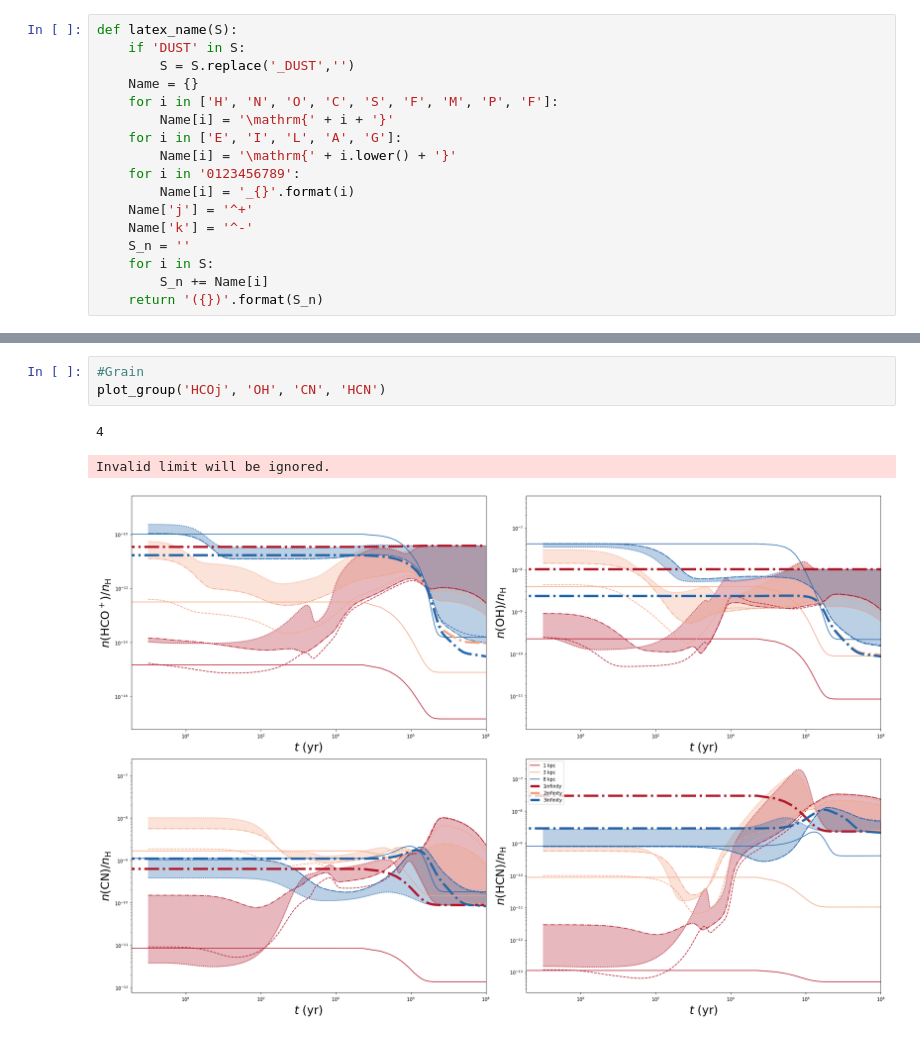
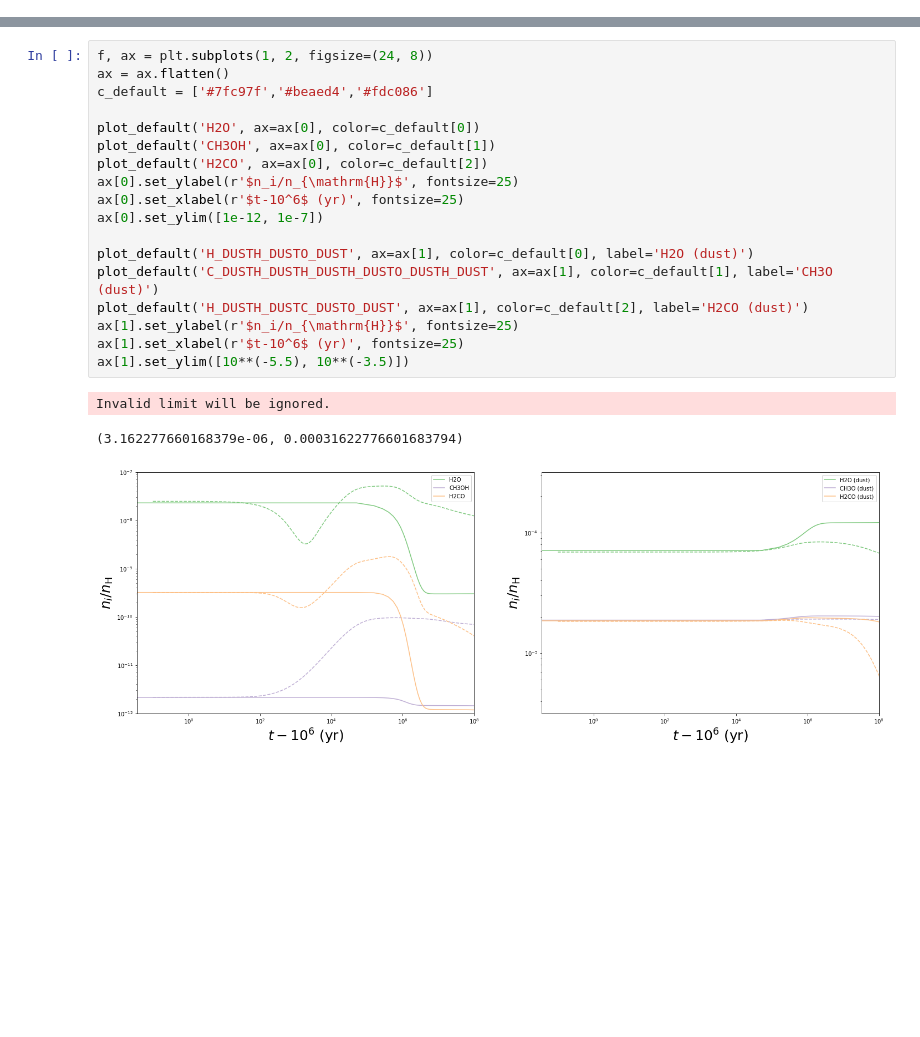
Before and after one commit to slowdivePTG/X-ray-chemistry, a Jupyter notebook: KROME/AGN_pc/AGN_plot.ipynb, the cells around one changed output, grey strips where cells are left out. Saved outputs shown, nothing was run; the diff lists cells and outputs as text; blank space fills up the shorter version.

Commit message:
New scripts for plotting

```diff
--- a/KROME/AGN_pc/AGN_plot.ipynb
+++ b/KROME/AGN_pc/AGN_plot.ipynb
@@ -101,17 +0,0 @@ def plot_group(*args):
-# %%
-def latex_name(S):
-    if 'DUST' in S:
-        S = S.replace('_DUST','')
-    Name = {}
-    for i in ['H', 'N', 'O', 'C', 'S', 'F', 'M', 'P', 'F']:
-        Name[i] = '\mathrm{' + i + '}'
-    for i in ['E', 'I', 'L', 'A', 'G']:
-        Name[i] = '\mathrm{' + i.lower() + '}'
-    for i in '0123456789':
-        Name[i] = '_{}'.format(i)
-    Name['j'] = '^+'
-    Name['k'] = '^-'
-    S_n = ''
-    for i in S:
-        S_n += Name[i]
-    return '({})'.format(S_n)
@@ -190,7 +157,22 @@ Invalid limit will be ignored.
-# %%
-#Grain
-plot_group('HCOj', 'OH', 'CN', 'HCN')
-# %% [output]
-4
-Invalid limit will be ignored.
-[figure, removed]
+# %%
+f, ax = plt.subplots(1, 2, figsize=(24, 8))
+ax = ax.flatten()
+c_default = ['#7fc97f','#beaed4','#fdc086']
+
+plot_default('H2O', ax=ax[0], color=c_default[0])
+plot_default('CH3OH', ax=ax[0], color=c_default[1])
+plot_default('H2CO', ax=ax[0], color=c_default[2])
+ax[0].set_ylabel(r'$n_i/n_{\mathrm{H}}$', fontsize=25)
+ax[0].set_xlabel(r'$t-10^6$ (yr)', fontsize=25)
+ax[0].set_ylim([1e-12, 1e-7])
+
+plot_default('H_DUSTH_DUSTO_DUST', ax=ax[1], color=c_default[0], label='H2O (dust)')
+plot_default('C_DUSTH_DUSTH_DUSTH_DUSTO_DUSTH_DUST', ax=ax[1], color=c_default[1], label='CH3O (dust)')
+plot_default('H_DUSTH_DUSTC_DUSTO_DUST', ax=ax[1], color=c_default[2], label='H2CO (dust)')
+ax[1].set_ylabel(r'$n_i/n_{\mathrm{H}}$', fontsize=25)
+ax[1].set_xlabel(r'$t-10^6$ (yr)', fontsize=25)
+ax[1].set_ylim([10**(-5.5), 10**(-3.5)])
+# %% [output]
+Invalid limit will be ignored.
+(3.162277660168379e-06, 0.00031622776601683794)
+[figure, added]
```
Also changed, not shown: parts of 19 cells of this notebook, 2 other files.
